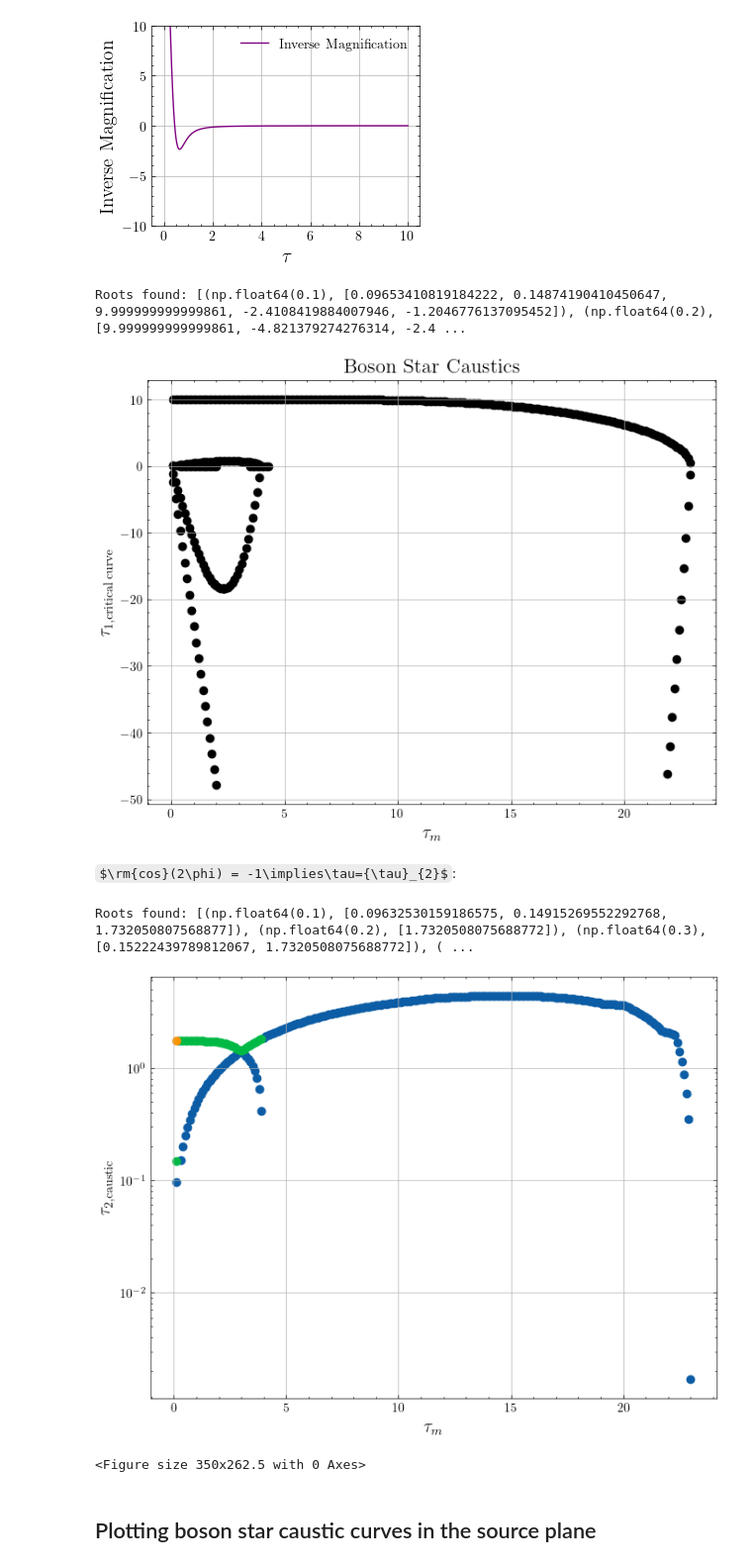
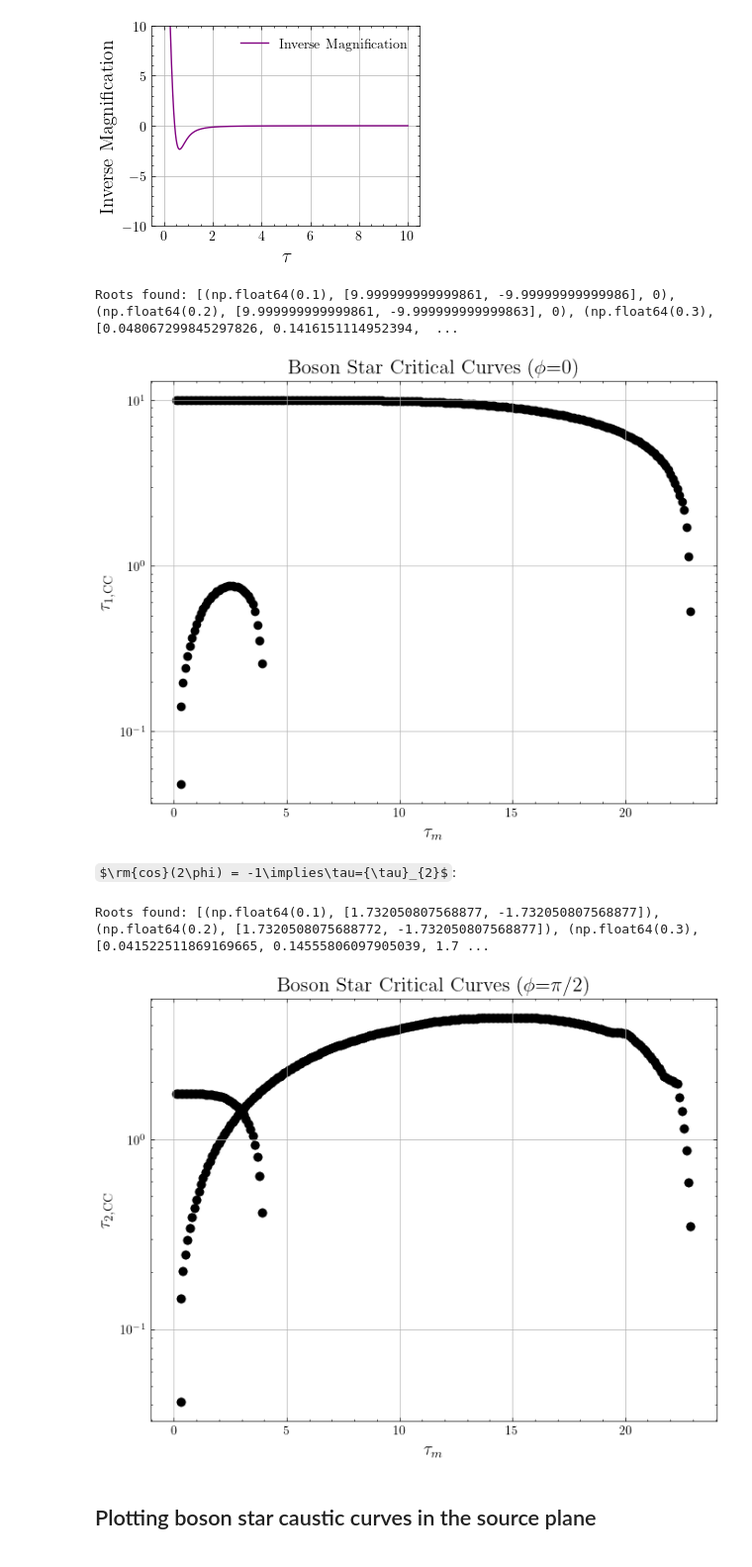
Before and after one commit to bencrossey/microcaustics_EDOs, a Jupyter notebook: boson_stars_caustics.ipynb, the cells around one changed output. Shown at 99% size. Cells and saved outputs as stored; diff of their text form; code cells hidden in the pictures; some formulas as TeX source.

Commit message:
added calculation of caustic and critical curves for boson stars of given tau_m

```diff
--- a/boson_stars_caustics.ipynb
+++ b/boson_stars_caustics.ipynb
@@ -121,7 +124,7 @@ plt.show()
 # %% [output]
 [figure]
 # %%
-# Function to compute caustics for a given tau_m and phi
+# Function to compute critical curves for a given tau_m and phi
 def compute_caustics(tau_m, phi, tau_values_pos, tau_values_neg, data=data):
     m_tau = m(data, tau_m)
     m_vals_pos = np.array([m_tau(t) for t in tau_values_pos])
@@ -156,7 +159,7 @@ def compute_caustics(tau_m, phi, tau_values_pos, tau_values_neg, data=data):
             roots_neg.append(result.root)
 
     roots = roots_pos + roots_neg
-    return tau_m, roots
+    return tau_m, roots, phi
 
 # Parameters
 phi = 0
@@ -173,7 +176,7 @@ with Pool() as pool:
 
 print(f"Roots found: {tau_caustics}")
 # %% [output]
-Roots found: [(np.float64(0.1), [0.09653410819184222, 0.14874190410450647, 9.999999999999861, -2.4108419884007946, -1.2046776137095452]), (np.float64(0.2), [9.999999999999861, -4.821379274276314, -2.4 ...
+Roots found: [(np.float64(0.1), [9.999999999999861, -9.99999999999986], 0), (np.float64(0.2), [9.999999999999861, -9.999999999999863], 0), (np.float64(0.3), [0.048067299845297826, 0.1416151114952394,  ...
 # %%
 # Extract tau_m and roots from tau_caustics
 tau_m_values_plot = [item[0] for item in tau_caustics]  # Extract tau_m values
@@ -192,16 +195,16 @@ for i in range(max(len(r) for r in roots)):  # Iterate over the maximum number o
 
 # Set axis scales and labels
 plt.xscale('linear')  # Linear scale for tau_m
-# plt.yscale('log')     # Log scale for roots
+plt.yscale('log')     # Log scale for roots
 plt.xlabel(r'$\tau_m$', fontsize=14)
 plt.ylabel(r'$\tau_{1,\rm{CC}}$', fontsize=14)
-plt.title('Boson Star Caustics', fontsize=16)
+plt.title(r'Boson Star Critical Curves ($\phi$=0)', fontsize=16)
 plt.grid(True)
 
 # Save the image as a PNG file
-plt.savefig('/home/bcrossey/Documents/Microlensing/Code/Microcaustics_EDOs/figures/boson_star_caustics_with_neg_linear.png', dpi=300, format='png')
+# plt.savefig('/home/bcrossey/Documents/Microlensing/Code/Microcaustics_EDOs/figures/boson_star_critical_curves_phi_0.png', dpi=300, format='png')
 # %% [output]
-[figure, old version]
+[figure, new version]
 # %%
 # Convert tau_caustics to a DataFrame
 df = pd.DataFrame(tau_caustics, columns=['tau_m', 'roots'])
@@ -225,7 +228,7 @@ phi_2 = np.pi / 2
 #Use same tau_values, tau_m_values as before
 
 #Prepare arguments for starmap and parallel computation
-args_list_2 = [(tau_m,phi_2,tau_values_pos,tau_values_neg) for tau_m in tau_m_values_2]
+args_list_2 = [(tau_m,phi_2,tau_values_pos,tau_values_neg) for tau_m in tau_m_values]
 
 # Parallel computation
 with Pool() as pool:
@@ -233,35 +236,35 @@ with Pool() as pool:
 
 print(f"Roots found: {tau_caustics_tau_2}")
 # %% [output]
-Roots found: [(np.float64(0.1), [0.09632530159186575, 0.14915269552292768, 1.732050807568877]), (np.float64(0.2), [1.7320508075688772]), (np.float64(0.3), [0.15222439789812067, 1.7320508075688772]), ( ...
+Roots found: [(np.float64(0.1), [1.732050807568877, -1.732050807568877]), (np.float64(0.2), [1.7320508075688772, -1.732050807568877]), (np.float64(0.3), [0.041522511869169665, 0.14555806097905039, 1.7 ...
 # %%
 # Extract tau_m and roots from tau_caustics
 tau_m_values_plot = [item[0] for item in tau_caustics_tau_2]  # Extract tau_m values
 roots = [item[1] for item in tau_caustics_tau_2]   # Extract arrays of roots
 
 # Plot each root as a scatter plot
 plt.figure(figsize=(8, 6))
 for i in range(max(len(r) for r in roots)):  # Iterate over the maximum number of roots
     # Extract the i-th root for all tau_m values (if it exists)
     root_values = [r[i] if i < len(r) else None for r in roots]
     tau_m_filtered = [tau_m_values_plot[j] for j in range(len(root_values)) if root_values[j] is not None]
-    root_filtered = [root_values[j] for j in range(len(root_values)) if root_values[j] is not None]
+    root_filtered = [abs(root_values[j]) for j in range(len(root_values)) if root_values[j] is not None]
 
     # Plot the i-th root
-    plt.scatter(tau_m_filtered, root_filtered, label=f'Root {i+1}')
+    plt.scatter(tau_m_filtered, root_filtered, label=f'Root {i+1}', color='black')
 
 # Set axis scales and labels
 plt.xscale('linear')  # Linear scale for tau_m
 plt.yscale('log')     # Log scale for roots
 plt.xlabel(r'$\tau_m$', fontsize=14)
-plt.ylabel(r'$\tau_{2,\rm{caustic}}$', fontsize=14)
+plt.ylabel(r'$\tau_{2,\rm{CC}}$', fontsize=14)
+plt.title(r'Boson Star Critical Curves ($\phi$=$\pi$/2)', fontsize=16)
 plt.grid(True)
 
 # Save the image as a PNG file
-# plt.savefig('/home/bcrossey/Documents/Microlensing/Code/Microcaustics_EDOs/boson_star_caustics_tau_2.png', dpi=300, format='png')
+plt.savefig('/home/bcrossey/Documents/Microlensing/Code/Microcaustics_EDOs/figures/boson_star_critical_curves_phi_pi_over_2.png', dpi=300, format='png')
 # %% [output]
-[figure, old version]
+[figure, new version]
-<Figure size 350x262.5 with 0 Axes>
 # %%
 # Convert tau_caustics to a DataFrame
 df = pd.DataFrame(tau_caustics_tau_2, columns=['tau_m', 'roots'])
```
Also changed, not shown: parts of 9 cells of this notebook.
